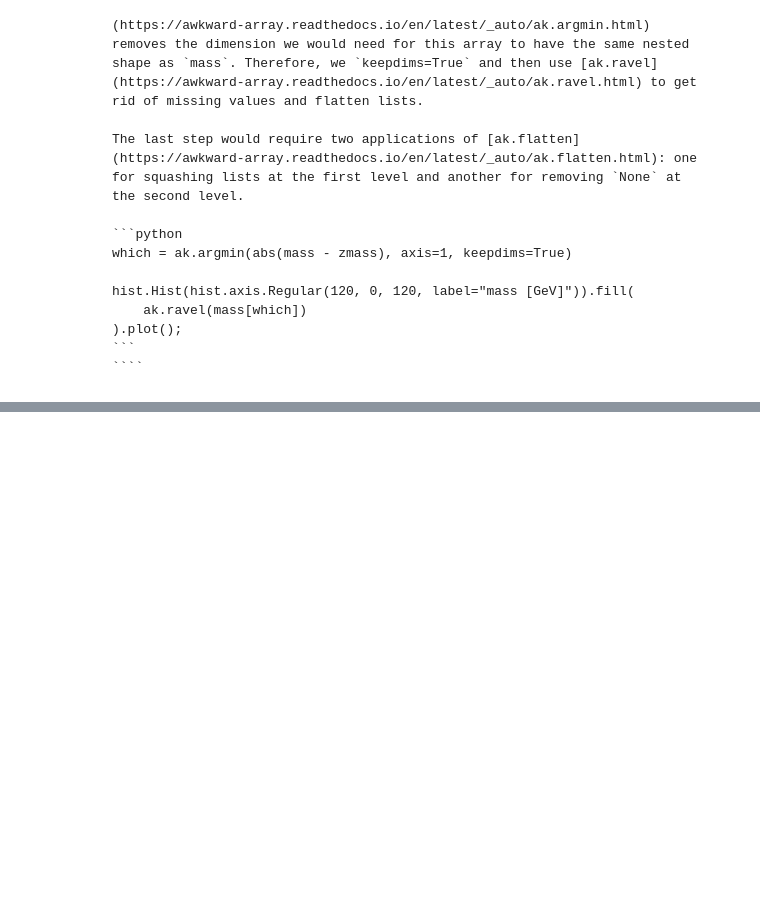
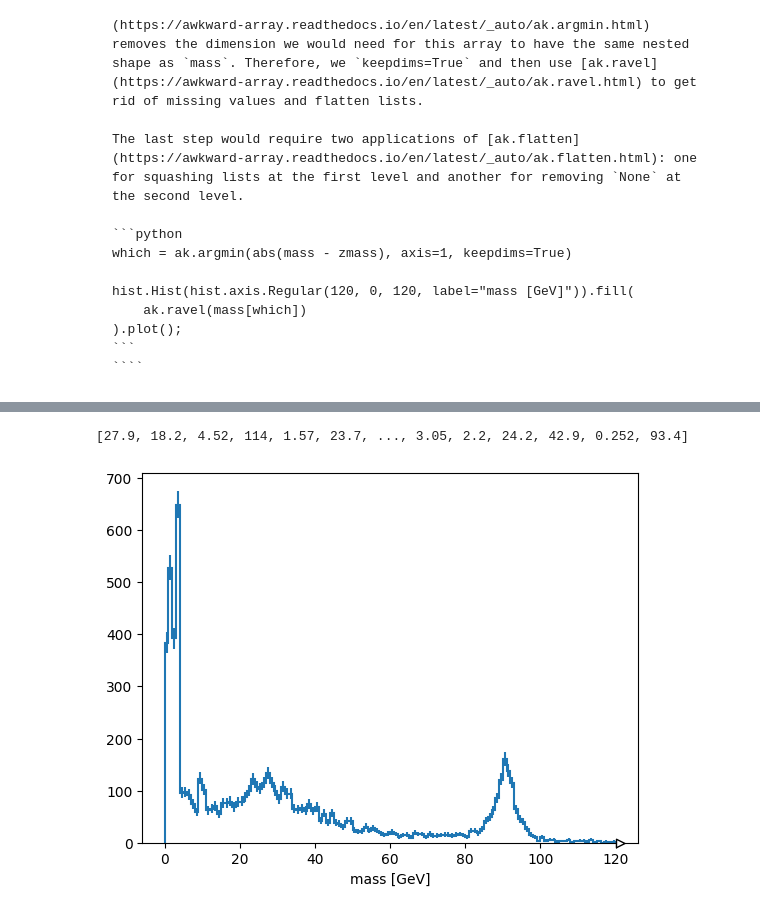
Before and after one commit to ausher-2/hsf-training-scikit-hep-webpage, a Jupyter notebook: skhep-tutorial/04-awkward.ipynb, the cells around one changed output, grey strips where cells are left out. Saved outputs shown, nothing was run; the diff lists cells and outputs as text; code cells hidden in the pictures; blank space fills up the shorter version.

Commit message:
plotted z-peak

```diff
--- a/skhep-tutorial/04-awkward.ipynb
+++ b/skhep-tutorial/04-awkward.ipynb
@@ -347,0 +372,16 @@ hist.Hist(hist.axis.Regular(120, 0, 120, label="mass [GeV]")).fill(
+# %%
+
+z_mass = 91
+#Plotting muon pairs which are closest to Z-peak:
+
+cleaned_mass = mass[opposite_charge_cut]
+z_muons_cut = ak.argmin(abs(cleaned_mass-z_mass), axis=1, keepdims = True)
+z_muons = cleaned_mass[ak.flatten(z_muons_cut, axis=0)]
+print(ak.flatten(z_muons, axis=None))
+
+hist.Hist(hist.axis.Regular(120, 0, 120, label="mass [GeV]")).fill(
+    ak.flatten(z_muons, axis=None)
+).plot();
+# %% [output]
+[27.9, 18.2, 4.52, 114, 1.57, 23.7, ..., 3.05, 2.2, 24.2, 42.9, 0.252, 93.4]
+[figure, added]
```
Also changed, not shown: parts of 10 cells of this notebook.
